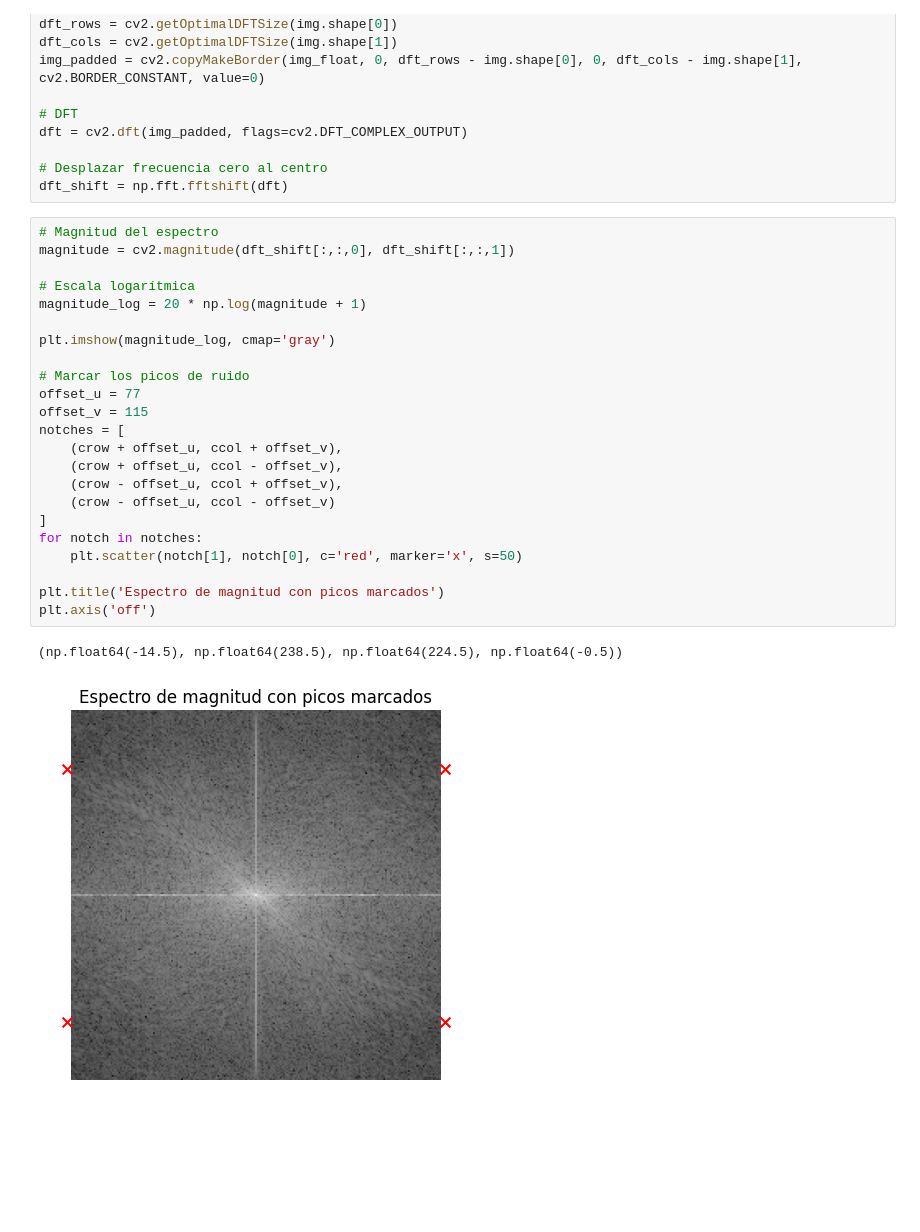
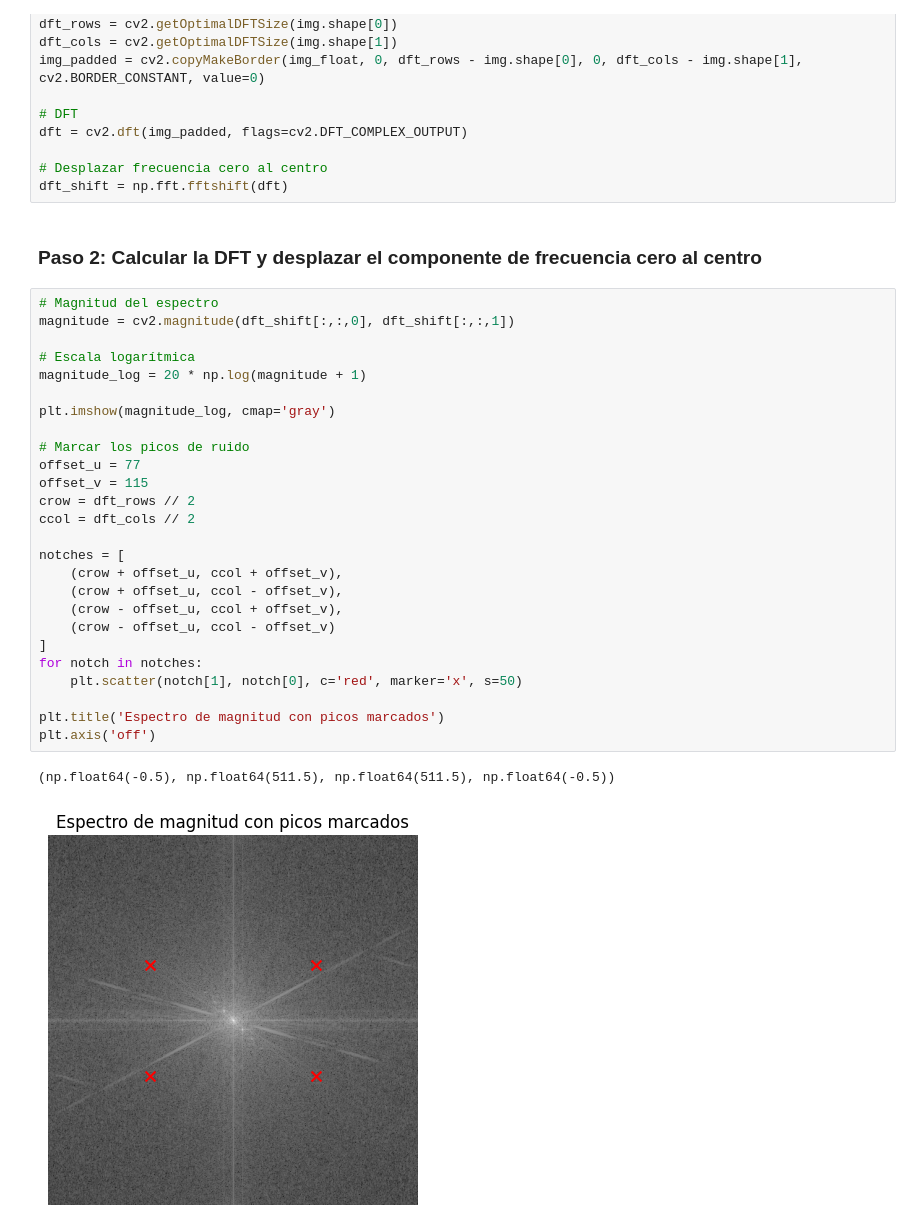
Before and after one commit to BiancaCalderon/VC_LAB2, a Jupyter notebook: LAB2.ipynb, the cells around one changed output. Saved outputs shown, nothing was run; the diff lists cells and outputs as text; blank space fills up the shorter version.

Commit message:
fix: change in code and image

```diff
--- a/LAB2.ipynb
+++ b/LAB2.ipynb
@@ -30,29 +34,34 @@ dft = cv2.dft(img_padded, flags=cv2.DFT_COMPLEX_OUTPUT)
 
 # Desplazar frecuencia cero al centro
 dft_shift = np.fft.fftshift(dft)
+# %% [markdown]
+### Paso 2: Calcular la DFT y desplazar el componente de frecuencia cero al centro
 # %%
 # Magnitud del espectro
 magnitude = cv2.magnitude(dft_shift[:,:,0], dft_shift[:,:,1])
 
 # Escala logarítmica
 magnitude_log = 20 * np.log(magnitude + 1)
 
 plt.imshow(magnitude_log, cmap='gray')
 
 # Marcar los picos de ruido
 offset_u = 77
 offset_v = 115
+crow = dft_rows // 2
+ccol = dft_cols // 2
+
 notches = [
     (crow + offset_u, ccol + offset_v),
     (crow + offset_u, ccol - offset_v),
     (crow - offset_u, ccol + offset_v),
     (crow - offset_u, ccol - offset_v)
 ]
 for notch in notches:
     plt.scatter(notch[1], notch[0], c='red', marker='x', s=50)
 
 plt.title('Espectro de magnitud con picos marcados')
 plt.axis('off')
 # %% [output]
-(np.float64(-14.5), np.float64(238.5), np.float64(224.5), np.float64(-0.5))
+(np.float64(-0.5), np.float64(511.5), np.float64(511.5), np.float64(-0.5))
-[figure, old version]
+[figure, new version]
```
Also changed, not shown: parts of 13 cells of this notebook, 3 other files.
